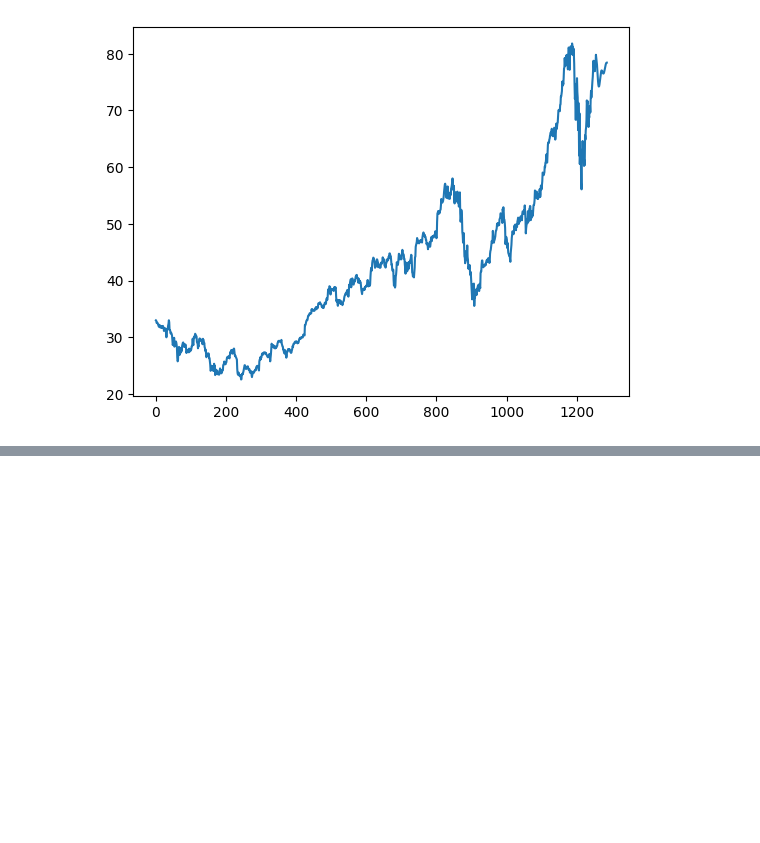
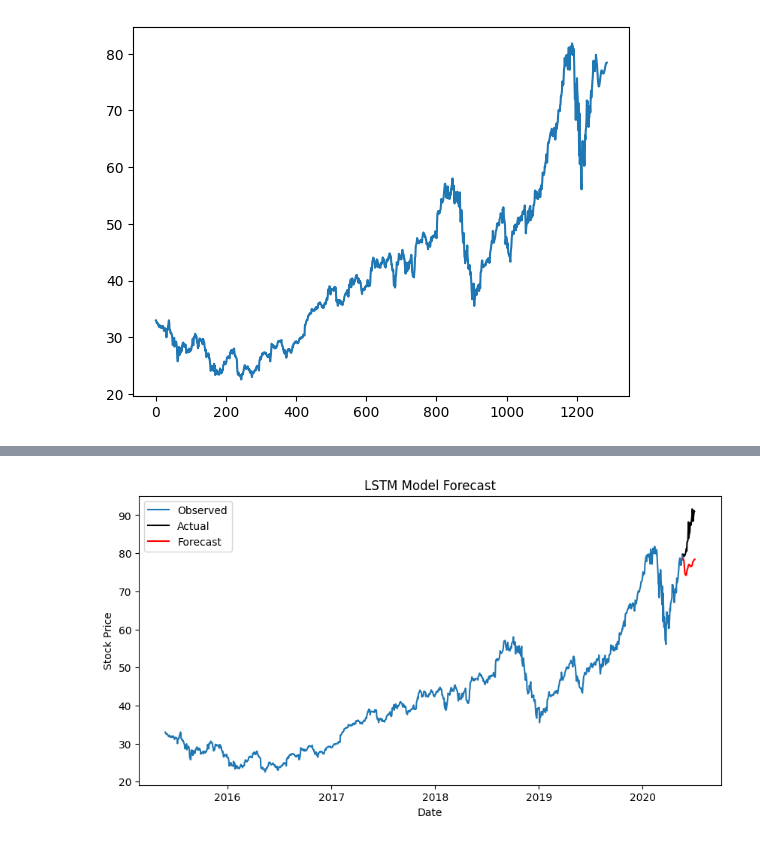
Before and after one commit to Prerana-walvekar/Python, a Jupyter notebook: up_aapl.ipynb, the cells around one changed output, grey strips where cells are left out. Cells and saved outputs as stored; diff of their text form; code cells hidden in the pictures; blank space fills up the shorter version.

Commit message:
Ploting Actual, Observed, Forecasted Values of AAPL

```diff
--- a/up_aapl.ipynb
+++ b/up_aapl.ipynb
@@ -351,0 +372,4 @@ plt.plot(df3)
+# %%
+pred = pd.DataFrame(scaler.inverse_transform(lst_output))
+pred.columns = ['Close']
+pred
@@ -351,0 +394,11 @@ plt.plot(df3)
+# %%
+
+# Assuming you want a date range for the next 30 days
+forecast_index = pd.date_range(start=df.index[-1] + pd.Timedelta(days=1), periods=30, freq='B')  # 'B' for business days
+
+# Assign the forecast index to pred
+pred.index = forecast_index
+pred = pred.rename_axis('Date')
+
+# Check the result
+print(pred)
@@ -351,0 +433,3 @@ plt.plot(df3)
+# %%
+actual_df = yf.download(tickers='AAPL',start='2020-5-22',end='2020-7-2')
+actual_df
@@ -351,0 +457,15 @@ plt.plot(df3)
+# %%
+plt.figure(figsize=(10, 5))
+plt.plot(df['Close'], label='Observed')
+
+#plt.plot(scaler.inverse_transform(lst_output), label='Forecast', color='red')
+plt.plot(actual_df['Close'],label='Actual',color='Black')
+
+plt.plot(pred['Close'],label='Forecast', color='red')
+plt.title('LSTM Model Forecast')
+plt.xlabel('Date')
+plt.ylabel('Stock Price')
+plt.legend()
+plt.show()
+# %% [output]
+[figure, added]
```
Also changed, not shown: parts of 5 cells of this notebook.
